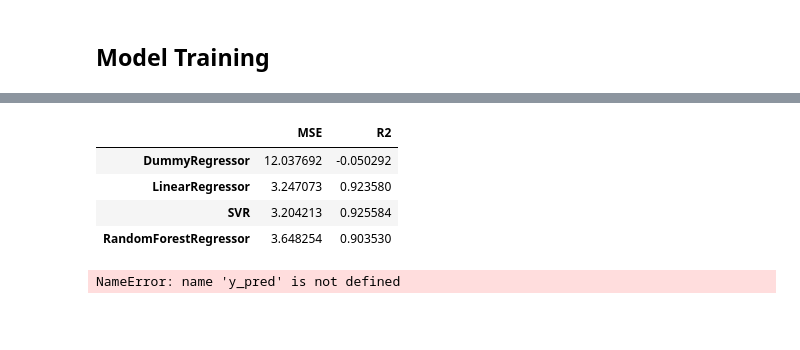
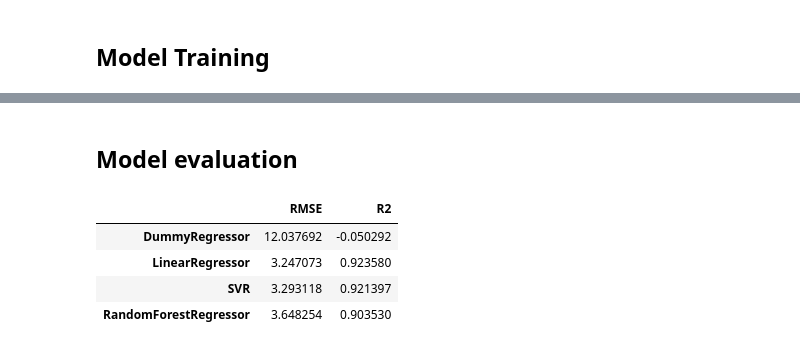
Before and after one commit to allennguyen01/nba-champion-prediction, a Jupyter notebook: main.ipynb, the cells around one changed output, grey strips where cells are left out. Cells and saved outputs as stored; diff of their text form; code cells hidden in the pictures; blank space fills up the shorter version.

```diff
--- a/main.ipynb
+++ b/main.ipynb
@@ -158,3 +152,4 @@ def get_best_model_and_accuracy(model, param_grid, X_train, y_train):
 # %%
-best_svr_pipe = get_best_model_and_accuracy(svr_pipeline, svr_param_grid, X_train, y_train)
+svr_grid = get_gridcv_model(svr_pipeline, svr_param_grid, X_train, y_train)
+best_svr_pipe = svr_grid.best_estimator_
 # %% [output]
@@ -163,5 +158,6 @@ Best parameters: {'svr__C': 100, 'svr__gamma': 0.001}
 # %%
-best_rf_pipe = get_best_model_and_accuracy(rf_pipeline, rf_param_grid, X_train, y_train)
+rf_grid = get_gridcv_model(rf_pipeline, rf_param_grid, X_train, y_train)
+best_rf_pipe = rf_grid.best_estimator_
 # %% [output]
 Best accuracy: 0.9294080779660655
 Best parameters: {'randomforestregressor__max_depth': 5, 'randomforestregressor__n_estimators': 500}
@@ -208,21 +242,21 @@ rf_imp_df.head(10)
 # %%
 from sklearn.metrics import root_mean_squared_error, r2_score
 # %%
-mse_scores = []
+rmse_scores = []
 r2_scores = []
 # %%
 def model_training_and_evaluation(pipe, X_train, y_train, X_test, y_test):
   pipe.fit(X_train, y_train)
 
   y_pred = pipe.predict(X_test)
-  mse = root_mean_squared_error(y_test, y_pred)
+  rmse = root_mean_squared_error(y_test, y_pred)
   r2 = r2_score(y_test, y_pred)
 
-  mse_scores.append(mse)
+  rmse_scores.append(rmse)
   r2_scores.append(r2)
-  print("MSE: ", mse)
+  print("RMSE: ", rmse)
   print("R2: ", r2)
-  return pipe, mse, r2
+  return pipe, rmse, r2
 # %%
 models = [("DummyRegressor", dummy_pipeline), ("LinearRegressor", lr_pipeline), ("SVR", best_svr_pipe), ("RandomForestRegressor", best_rf_pipe)]
 
@@ -244,15 +278,12 @@ MSE:  3.648253984244698
 R2:  0.9035296949617656
+# %% [markdown]
+## Model evaluation
 # %%
-df_scores = pd.DataFrame({"MSE": mse_scores, "R2": r2_scores}, index=[name for name, _ in models])
+df_scores = pd.DataFrame({"RMSE": rmse_scores, "R2": r2_scores}, index=[name for name, _ in models])
 df_scores
 # %% [output]
-|  | MSE | R2 |
+|  | RMSE | R2 |
 | DummyRegressor | 12.037692 | -0.050292 |
 | LinearRegressor | 3.247073 | 0.923580 |
-| SVR | 3.204213 | 0.925584 |
+| SVR | 3.293118 | 0.921397 |
 | RandomForestRegressor | 3.648254 | 0.903530 |
-# %%
-results = pd.DataFrame({"team": X_test["Team"], "season": X_test["season"], "actual": y_test, "predicted": y_pred})
-results.head(10)
-# %% [output]
-NameError: name 'y_pred' is not defined
```
Also changed, not shown: parts of 19 cells of this notebook.
